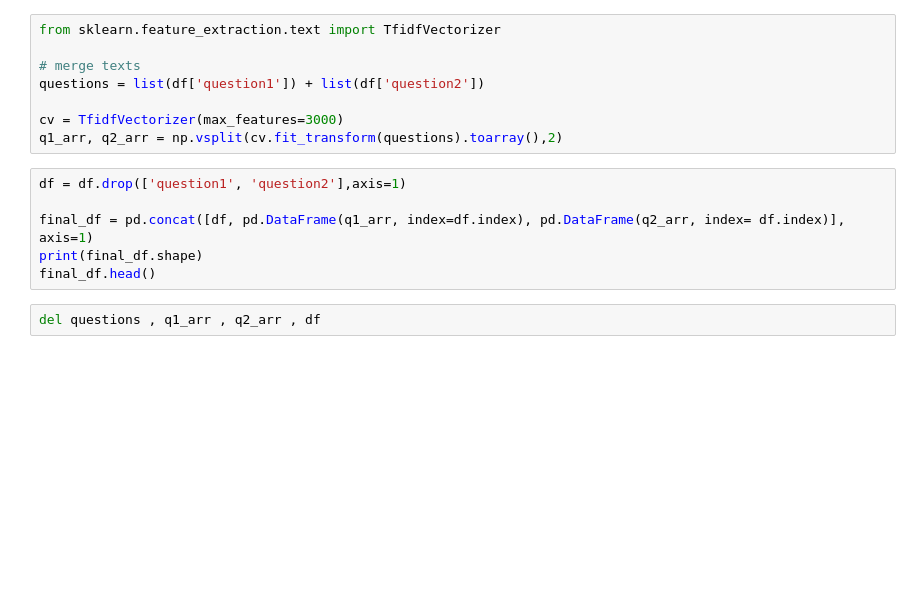
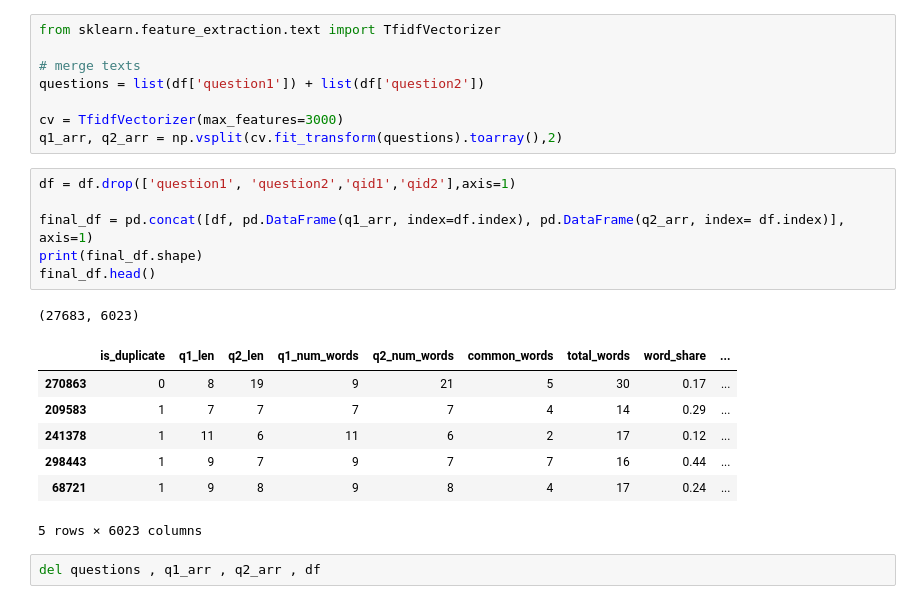
Before and after one commit to shekhar-banerjee96/Quora_Question_Pairs, a Jupyter notebook: skb-quora-question-pairs.ipynb, the cells around one changed output. Drawn from its saved outputs; the diff is of its cells as text; blank space fills up the shorter version.

```diff
--- a/skb-quora-question-pairs.ipynb
+++ b/skb-quora-question-pairs.ipynb
@@ -454,11 +624,20 @@ questions = list(df['question1']) + list(df['question2'])
 cv = TfidfVectorizer(max_features=3000)
 q1_arr, q2_arr = np.vsplit(cv.fit_transform(questions).toarray(),2)
 # %%
-df = df.drop(['question1', 'question2'],axis=1)
+df = df.drop(['question1', 'question2','qid1','qid2'],axis=1)
 
 final_df = pd.concat([df, pd.DataFrame(q1_arr, index=df.index), pd.DataFrame(q2_arr, index= df.index)], axis=1)
 print(final_df.shape)
 final_df.head()
+# %% [output]
+(27683, 6023)
+|  | is_duplicate | q1_len | q2_len | q1_num_words | q2_num_words | common_words | total_words | word_share | ... |
+| 270863 | 0 | 8 | 19 | 9 | 21 | 5 | 30 | 0.17 | ... |
+| 209583 | 1 | 7 | 7 | 7 | 7 | 4 | 14 | 0.29 | ... |
+| 241378 | 1 | 11 | 6 | 11 | 6 | 2 | 17 | 0.12 | ... |
+| 298443 | 1 | 9 | 7 | 9 | 7 | 7 | 16 | 0.44 | ... |
+| 68721 | 1 | 9 | 8 | 9 | 8 | 4 | 17 | 0.24 | ... |
+5 rows × 6023 columns
 # %%
 del questions , q1_arr , q2_arr , df
 # %%
```
Also changed, not shown: parts of 43 cells of this notebook.
